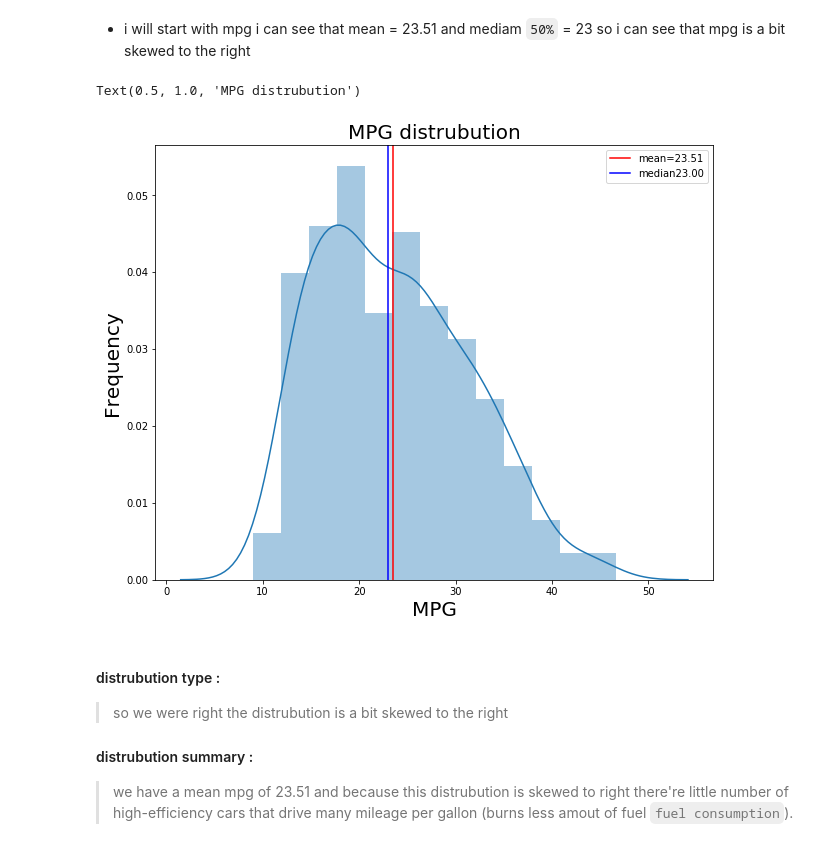
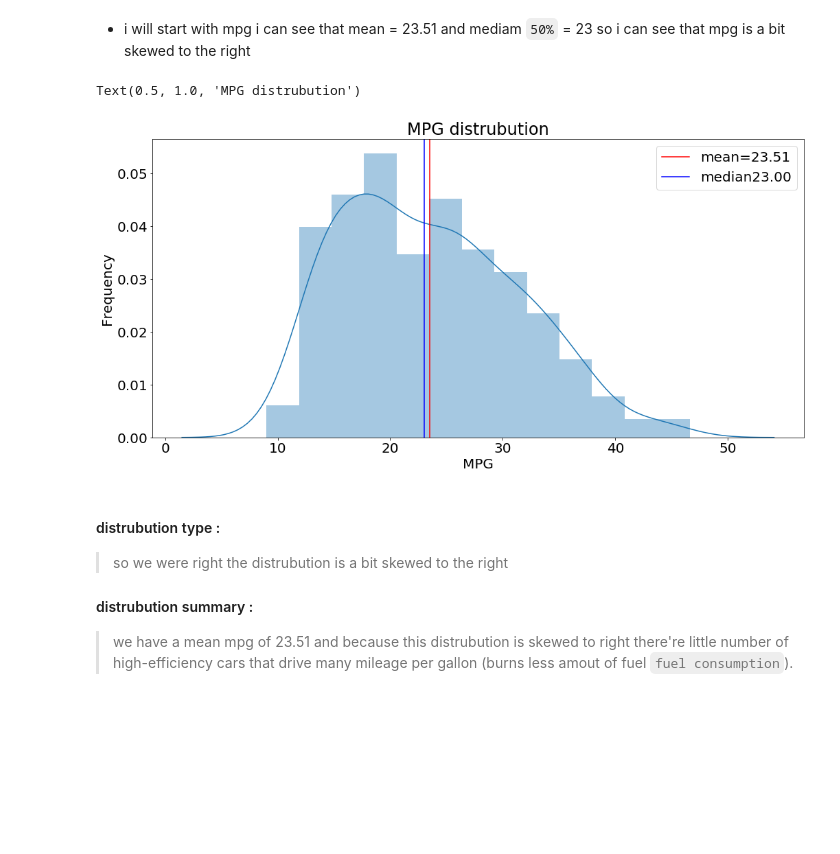
Before and after one commit to HadeerArafa/MPG_CaseStudy, a Jupyter notebook: MPG.ipynb, the cells around one changed output. Cells and saved outputs as stored; diff of their text form; code cells hidden in the pictures; blank space fills up the shorter version.

```diff
--- a/MPG.ipynb
+++ b/MPG.ipynb
@@ -48,6 +48,12 @@ import numpy as np
 import matplotlib.pyplot as plt
 import seaborn as sns
 #sns.set_palette('PuRd')
+# %%
+# to easy plt and not repeat a code i will use this a default
+plt.rcParams['figure.figsize']=(17,8)
+plt.rcParams['font.size']=20
+plt.rcParams['figure.titlesize']='medium'
+plt.rcParams['legend.fontsize']='medium'
 # %% [markdown]
 <a id='wrangling'></a>
 ## Data Wrangling
@@ -104,19 +128,18 @@ df.describe(include='all').T
 # %% [markdown]
 - i will start with mpg i can see that mean = 23.51 and mediam `50%` = 23 so i can see that mpg is a bit skewed to the right
 # %%
-plt.figure(figsize=(10,8))
 sns.distplot(df['mpg'])
 mean = df['mpg'].mean()
 median = df['mpg'].median()
 plt.axvline(mean,label='mean',color='red')
 plt.axvline(median,label='mean',color='b') # This function add the vertical lines across the axes of the plot
 plt.legend([f'mean={mean:.2f}' , f'median{median:.2f}']);
-plt.xlabel('MPG',fontsize=20)
-plt.ylabel('Frequency',fontsize=20)
-plt.title('MPG distrubution',fontsize=20)
+plt.xlabel('MPG')
+plt.ylabel('Frequency')
+plt.title('MPG distrubution')
 # %% [output]
 Text(0.5, 1.0, 'MPG distrubution')
-[figure, old version]
+[figure, new version]
 # %% [markdown]
 #### distrubution type :
 > so we were right the distrubution is a bit skewed to the right
```
Also changed, not shown: parts of 57 cells of this notebook.
